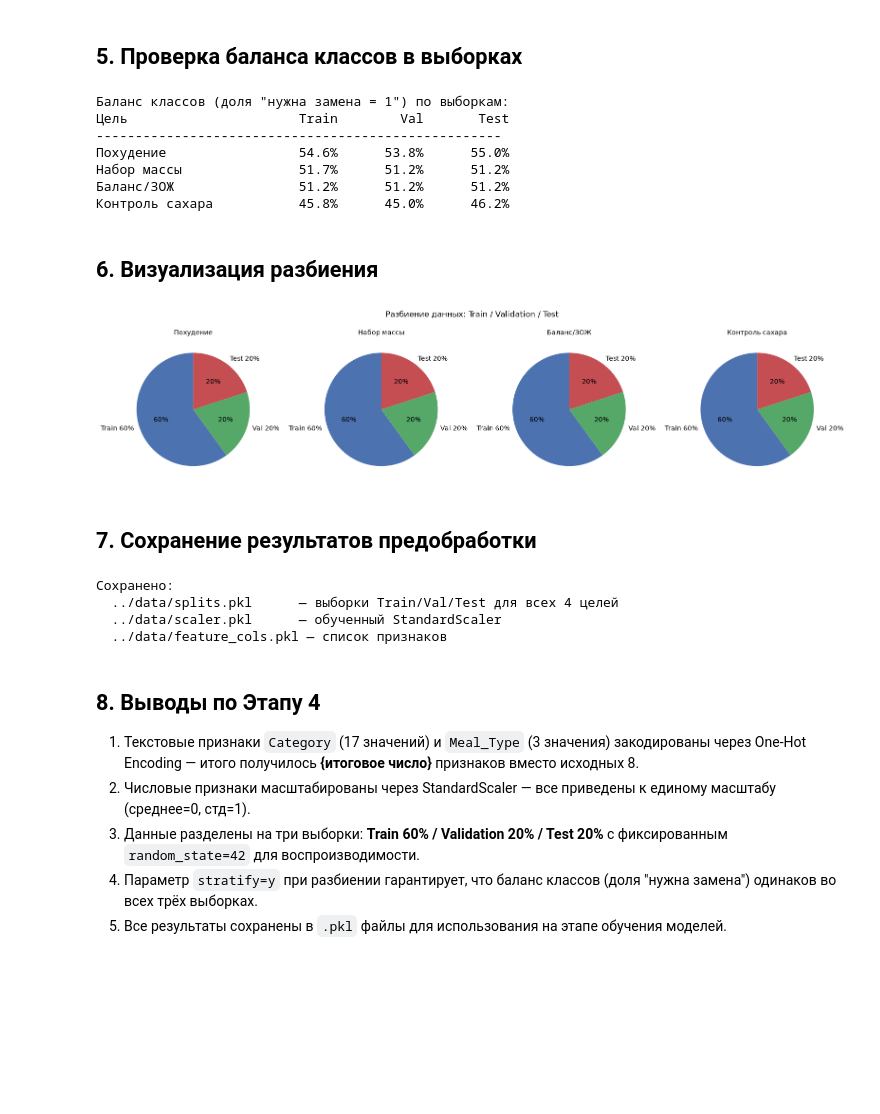
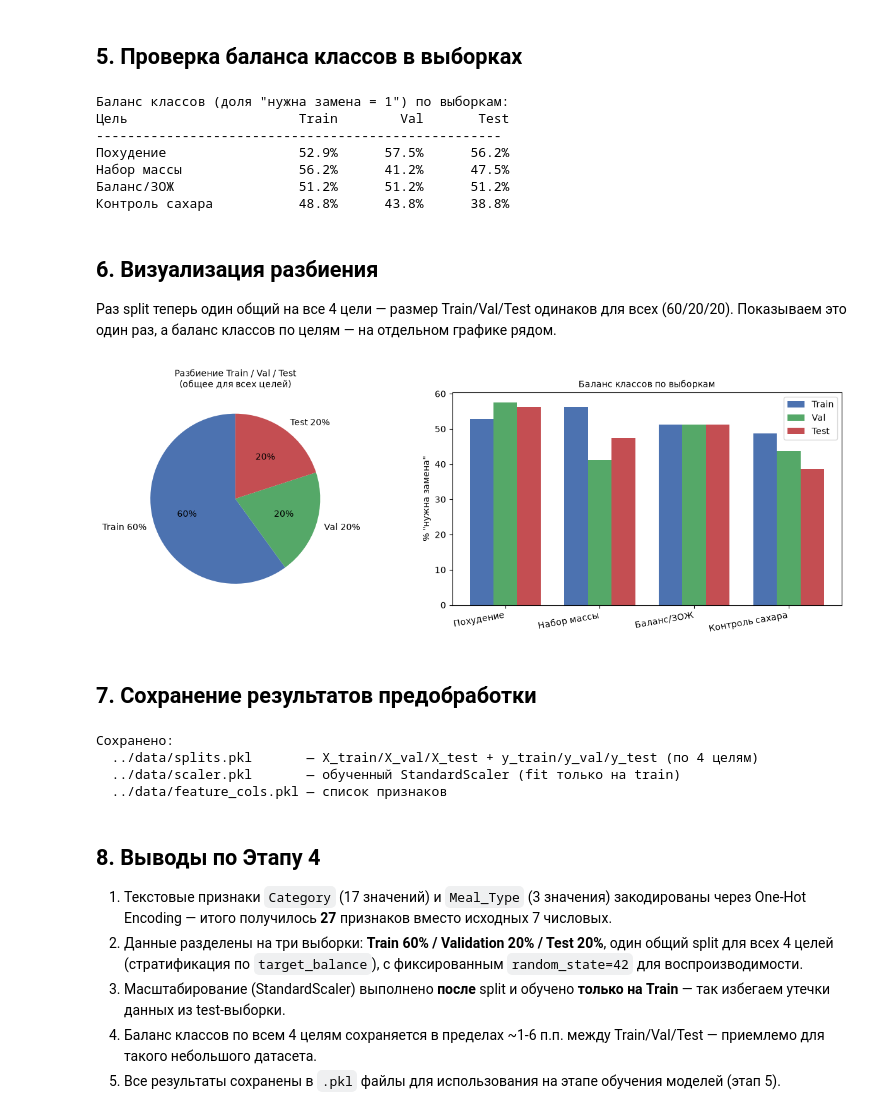
Before and after one commit to karinkaaa/-food-replacement-recommender, a Jupyter notebook: notebooks/03_preprocessing.ipynb, the cells around one changed output. Cells and saved outputs as stored; diff of their text form; code cells hidden in the pictures; blank space fills up the shorter version.

```diff
--- a/notebooks/03_preprocessing.ipynb
+++ b/notebooks/03_preprocessing.ipynb
@@ -163,47 +169,68 @@ print('  Итого:     ', len(s['X_train']) + len(s['X_val']) + len(s['X_test'
 # %% [markdown]
 ## 5. Проверка баланса классов в выборках
 # %%
-# Проверяем, что баланс классов сохранился во всех выборках
 print('Баланс классов (доля "нужна замена = 1") по выборкам:')
 print(f'{"Цель":<20} {"Train":>10} {"Val":>10} {"Test":>10}')
 print('-' * 52)
 for label in labels:
-    s = splits[label]
-    train_pct = s['y_train'].mean() * 100
-    val_pct   = s['y_val'].mean()   * 100
-    test_pct  = s['y_test'].mean()  * 100
+    train_pct = y_train[label].mean() * 100
+    val_pct   = y_val[label].mean()   * 100
+    test_pct  = y_test[label].mean()  * 100
     print(f'{label:<20} {train_pct:>9.1f}% {val_pct:>9.1f}% {test_pct:>9.1f}%')
 # %% [output]
 Баланс классов (доля "нужна замена = 1") по выборкам:
 Цель                      Train        Val       Test
 ----------------------------------------------------
-Похудение                 54.6%      53.8%      55.0%
-Набор массы               51.7%      51.2%      51.2%
+Похудение                 52.9%      57.5%      56.2%
+Набор массы               56.2%      41.2%      47.5%
 Баланс/ЗОЖ                51.2%      51.2%      51.2%
-Контроль сахара           45.8%      45.0%      46.2%
+Контроль сахара           48.8%      43.8%      38.8%
 # %% [markdown]
 ## 6. Визуализация разбиения
+
+Раз split теперь один общий на все 4 цели — размер Train/Val/Test одинаков
+для всех (60/20/20). Показываем это один раз, а баланс классов по целям — на
+отдельном графике рядом.
 # %%
-fig, axes = plt.subplots(1, 4, figsize=(16, 4))
+fig, axes = plt.subplots(1, 2, figsize=(13, 4.5))
 
-for ax, label in zip(axes, labels):
-    s = splits[label]
-    sizes  = [len(s['X_train']), len(s['X_val']), len(s['X_test'])]
-    colors = ['#4C72B0', '#55A868', '#C44E52']
-    names  = ['Train 60%', 'Val 20%', 'Test 20%']
-    ax.pie(sizes, labels=names, colors=colors, autopct='%1.0f%%', startangle=90)
-    ax.set_title(label, fontsize=10)
+# Слева — размеры выборок (общие для всех целей)
+sizes  = [len(X_train), len(X_val), len(X_test)]
+colors = ['#4C72B0', '#55A868', '#C44E52']
+names  = ['Train 60%', 'Val 20%', 'Test 20%']
+axes[0].pie(sizes, labels=names, colors=colors, autopct='%1.0f%%', startangle=90)
+axes[0].set_title('Разбиение Train / Val / Test\n(общее для всех целей)', fontsize=10)
 
-plt.suptitle('Разбиение данных: Train / Validation / Test', fontsize=12)
+# Справа — баланс классов по каждой цели и выборке
+x = np.arange(len(labels))
+width = 0.25
+train_vals = [y_train[l].mean()*100 for l in labels]
+val_vals   = [y_val[l].mean()*100   for l in labels]
+test_vals  = [y_test[l].mean()*100  for l in labels]
+
+axes[1].bar(x - width, train_vals, width, label='Train', color='#4C72B0')
+axes[1].bar(x,         val_vals,   width, label='Val',   color='#55A868')
+axes[1].bar(x + width, test_vals,  width, label='Test',  color='#C44E52')
+axes[1].set_xticks(x)
+axes[1].set_xticklabels(labels, rotation=10, ha='right')
+axes[1].set_ylabel('% "нужна замена"')
+axes[1].set_title('Баланс классов по выборкам', fontsize=10)
+axes[1].legend()
+
 plt.tight_layout()
 plt.show()
 # %% [output]
-[figure, old version]
+[figure, new version]
 # %% [markdown]
 ## 7. Сохранение результатов предобработки
 # %%
 # Сохраняем splits и scaler для использования в следующих этапах
 os.makedirs('../data', exist_ok=True)
+
+splits = {
+    'X_train': X_train, 'X_val': X_val, 'X_test': X_test,
+    'y_train': y_train, 'y_val': y_val, 'y_test': y_test,
+}
 
 with open('../data/splits.pkl', 'wb') as f:
     pickle.dump(splits, f)
@@ -211,24 +238,23 @@ with open('../data/splits.pkl', 'wb') as f:
 with open('../data/scaler.pkl', 'wb') as f:
     pickle.dump(scaler, f)
 
-# Также сохраняем список признаков
 with open('../data/feature_cols.pkl', 'wb') as f:
     pickle.dump(feature_cols, f)
 
 print('Сохранено:')
-print('  ../data/splits.pkl      — выборки Train/Val/Test для всех 4 целей')
-print('  ../data/scaler.pkl      — обученный StandardScaler')
+print('  ../data/splits.pkl       — X_train/X_val/X_test + y_train/y_val/y_test (по 4 целям)')
+print('  ../data/scaler.pkl       — обученный StandardScaler (fit только на train)')
 print('  ../data/feature_cols.pkl — список признаков')
 # %% [output]
 Сохранено:
-  ../data/splits.pkl      — выборки Train/Val/Test для всех 4 целей
-  ../data/scaler.pkl      — обученный StandardScaler
+  ../data/splits.pkl       — X_train/X_val/X_test + y_train/y_val/y_test (по 4 целям)
+  ../data/scaler.pkl       — обученный StandardScaler (fit только на train)
   ../data/feature_cols.pkl — список признаков
 # %% [markdown]
 ## 8. Выводы по Этапу 4
 
-1. Текстовые признаки `Category` (17 значений) и `Meal_Type` (3 значения) закодированы через One-Hot Encoding — итого получилось **{итоговое число}** признаков вместо исходных 8.
-2. Числовые признаки масштабированы через StandardScaler — все приведены к единому масштабу (среднее=0, стд=1).
-3. Данные разделены на три выборки: **Train 60% / Validation 20% / Test 20%** с фиксированным `random_state=42` для воспроизводимости.
-4. Параметр `stratify=y` при разбиении гарантирует, что баланс классов (доля "нужна замена") одинаков во всех трёх выборках.
-5. Все результаты сохранены в `.pkl` файлы для использования на этапе обучения моделей.
+1. Текстовые признаки `Category` (17 значений) и `Meal_Type` (3 значения) закодированы через One-Hot Encoding — итого получилось **27** признаков вместо исходных 7 числовых.
+2. Данные разделены на три выборки: **Train 60% / Validation 20% / Test 20%**, один общий split для всех 4 целей (стратификация по `target_balance`), с фиксированным `random_state=42` для воспроизводимости.
+3. Масштабирование (StandardScaler) выполнено **после** split и обучено **только на Train** — так избегаем утечки данных из test-выборки.
+4. Баланс классов по всем 4 целям сохраняется в пределах ~1-6 п.п. между Train/Val/Test — приемлемо для такого небольшого датасета.
+5. Все результаты сохранены в `.pkl` файлы для использования на этапе обучения моделей (этап 5).
```
Also changed, not shown: parts of 7 cells of this notebook, 4 other files.
